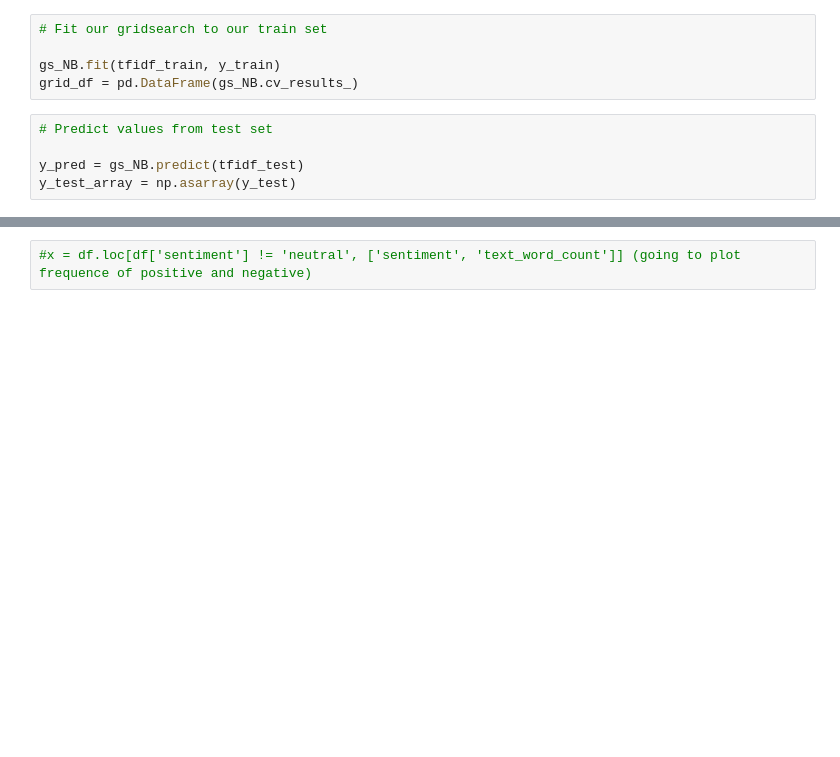
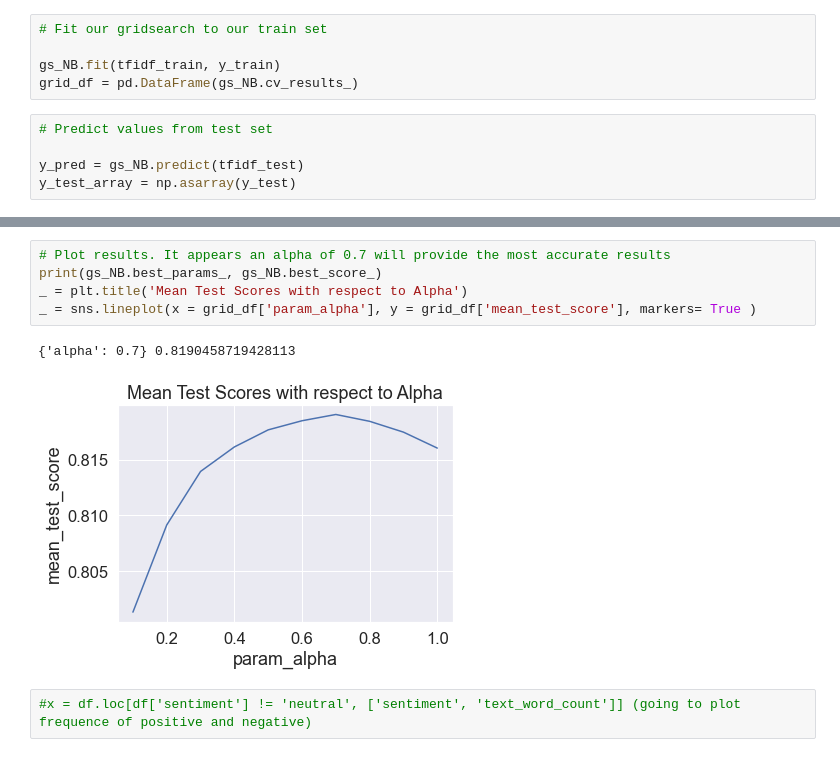
Before and after one commit to Cisco0410/Capstone-Project-2, a Jupyter notebook: Covid_Vaccine_Twitter_Sentiments.ipynb, the cells around one changed output, grey strips where cells are left out. Saved outputs shown, nothing was run; the diff lists cells and outputs as text; blank space fills up the shorter version.

```diff
--- a/Covid_Vaccine_Twitter_Sentiments.ipynb
+++ b/Covid_Vaccine_Twitter_Sentiments.ipynb
@@ -550,3 +528,11 @@ gs_NB.score(tfidf_test, y_test)
+# %%
+# Plot results. It appears an alpha of 0.7 will provide the most accurate results
+print(gs_NB.best_params_, gs_NB.best_score_)
+_ = plt.title('Mean Test Scores with respect to Alpha')
+_ = sns.lineplot(x = grid_df['param_alpha'], y = grid_df['mean_test_score'], markers= True )
+# %% [output]
+{'alpha': 0.7} 0.8190458719428113
+[figure, added]
 # %%
 #x = df.loc[df['sentiment'] != 'neutral', ['sentiment', 'text_word_count']] (going to plot frequence of positive and negative)
 # %%
```
Also changed, not shown: parts of 24 cells of this notebook.
